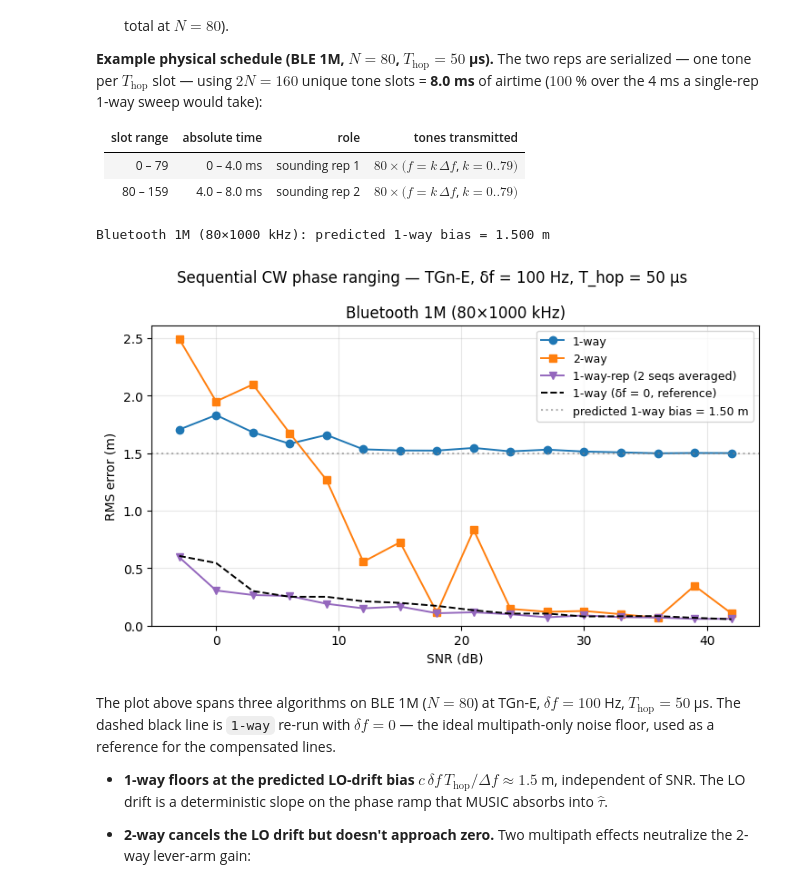
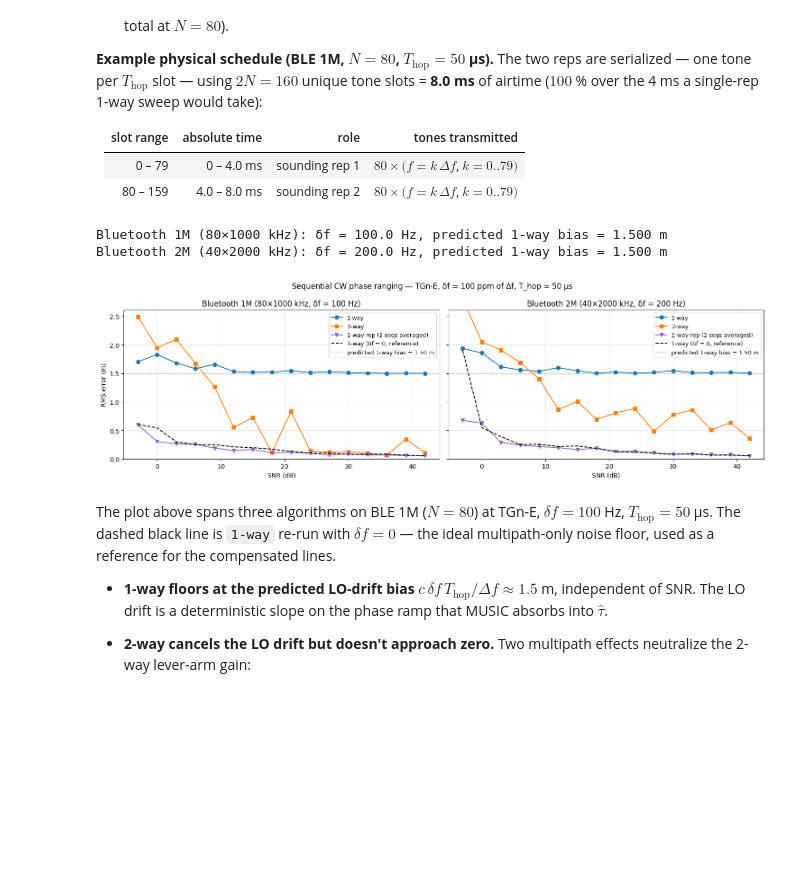
Before and after one commit to jelenesm/trilateration, a Jupyter notebook: distance.ipynb, the cells around one changed output. Saved outputs shown, nothing was run; the diff lists cells and outputs as text; code cells hidden in the pictures; blank space fills up the shorter version.

Commit message:
add BLE 2M back into RADIOS_SEQ for sequential CW phase ranging (now two subplots, BLE 1M and BLE 2M side-by-side at TGn-E, T_hop = 50 µs); reparameterize the LO frequency offset from absolute Hz to ppm of channel spacing (`lo_offset_ppm = 100.0` → δf_Hz = ppm·Δf·1e-6 = 100 Hz on 1M, 200 Hz on 2M), computed per-radio inside the plot loop and passed to `run_sequential` as an explicit parameter rather than the previous module global; update the per-axis title to surface the resolved δf in Hz and the suptitle to show the radio-agnostic ppm value

```diff
--- a/distance.ipynb
+++ b/distance.ipynb
@@ -1156,6 +1156,10 @@ The cell below compares three algorithms at TGn-E / Bluetooth 1M ($N = 80$, $\De
 # Tones transmitted one at a time at t_k = k·T_hop. An LO offset δf between
 # Tx and Rx adds phase -2π·δf·t_k per tone, which is linear in k and biases
 # the slope-derived τ-estimate by δf·T_hop/Δf. In 2-way this term cancels.
+#
+# δf is parameterized in ppm of the channel spacing Δf (so it scales with
+# the radio's symbol rate): δf_Hz = lo_offset_ppm · Δf · 1e-6. At 100 ppm
+# this is 100 Hz on BLE 1M (Δf = 1 MHz) and 200 Hz on BLE 2M (Δf = 2 MHz).
 #
 # Algorithms compared (per radio):
 #   1-way               biased by the LO drift.
@@ -1169,17 +1173,18 @@ The cell below compares three algorithms at TGn-E / Bluetooth 1M ($N = 80$, $\De
 
 RADIOS_SEQ = [
     ('Bluetooth 1M',  80, 1000.0),
+    ('Bluetooth 2M',  40, 2000.0),
 ]
 profile_seq     = 'E'
 d_true_seq      = 5.0
 n_trials_seq    = 100
 snr_db_grid_seq = np.arange(-3, 45, 3)
-lo_offset_hz    = 100.0        # δf  (Tx-Rx LO frequency offset)
+lo_offset_ppm   = 100.0        # δf in ppm of Δf → δf_Hz = ppm · Δf · 1e-6
 T_hop_seq       = 50e-6        # tone hop period (s)
 threshold_seq   = 10.0 ** -1.0
 
 
-def run_sequential(snr_db, alg, rng, n_tones, delta_f_local):
+def run_sequential(snr_db, alg, rng, n_tones, delta_f_local, lo_offset_hz):
     H = channel(d_true_seq, n_tones=n_tones, rng=rng,
                 **TGN_PRESETS[profile_seq])[:n_tones]
     sig_pow = float(np.mean(np.abs(H) ** 2))
@@ -1259,40 +1264,44 @@ for ax_idx, (radio_label, n_tones_r, spacing_khz_r) in enumerate(RADIOS_SEQ):
     # Push spacing into the module global so channel() builds the right FFT grid.
     delta_f = spacing_khz_r * 1e3
     T_sym   = 1.0 / delta_f
+    lo_offset_hz = lo_offset_ppm * 1e-6 * delta_f
 
     bias_pred = c * lo_offset_hz * T_hop_seq / delta_f
     rng_seq = np.random.default_rng(0xBADC0FFEE)
 
     results_seq = {a: np.zeros_like(snr_db_grid_seq, dtype=float) for a in algs_all}
-    print(f'{radio_label} ({n_tones_r}×{spacing_khz_r:.0f} kHz): predicted 1-way bias = {bias_pred:.3f} m')
+    print(f'{radio_label} ({n_tones_r}×{spacing_khz_r:.0f} kHz): '
+          f'δf = {lo_offset_hz:.1f} Hz, predicted 1-way bias = {bias_pred:.3f} m')
     for alg in algs_all:
         for i, snr in enumerate(snr_db_grid_seq):
             errs = np.empty(n_trials_seq)
             for tr in range(n_trials_seq):
-                errs[tr] = run_sequential(snr, alg, rng_seq, n_tones_r, delta_f) - d_true_seq
+                errs[tr] = run_sequential(snr, alg, rng_seq, n_tones_r,
+                                          delta_f, lo_offset_hz) - d_true_seq
             results_seq[alg][i] = np.sqrt(np.mean(errs ** 2))
 
     ax = axes[ax_idx]
     for alg, label, color, fmt in plot_specs:
         ax.plot(snr_db_grid_seq, results_seq[alg], fmt, color=color,
                 label=label, markersize=6, linewidth=1.4)
     ax.axhline(bias_pred, color='gray', linestyle=':', alpha=0.6,
                label=f'predicted 1-way bias = {bias_pred:.2f} m')
     ax.set_xlabel('SNR (dB)')
     if ax_idx == 0:
         ax.set_ylabel('RMS error (m)')
-    ax.set_title(f'{radio_label} ({n_tones_r}×{spacing_khz_r:.0f} kHz)')
+    ax.set_title(f'{radio_label} ({n_tones_r}×{spacing_khz_r:.0f} kHz, δf = {lo_offset_hz:.0f} Hz)')
     ax.legend(fontsize=9, loc='upper right')
     ax.grid(True, alpha=0.3)
     ax.set_ylim(0, None)
 
 fig.suptitle(f'Sequential CW phase ranging — TGn-{profile_seq}, '
-             f'δf = {lo_offset_hz:.0f} Hz, T_hop = {T_hop_seq*1e6:.0f} µs')
+             f'δf = {lo_offset_ppm:.0f} ppm of Δf, T_hop = {T_hop_seq*1e6:.0f} µs')
 plt.tight_layout()
 plt.show()
 # %% [output]
-Bluetooth 1M (80×1000 kHz): predicted 1-way bias = 1.500 m
+Bluetooth 1M (80×1000 kHz): δf = 100.0 Hz, predicted 1-way bias = 1.500 m
+Bluetooth 2M (40×2000 kHz): δf = 200.0 Hz, predicted 1-way bias = 1.500 m
-[figure, old version]
+[figure, new version]
 # %% [markdown]
 The plot above spans three algorithms on BLE 1M ($N = 80$) at TGn-E, $\delta f = 100$ Hz, $T_\text{hop} = 50$ µs. The dashed black line is `1-way` re-run with $\delta f = 0$ — the ideal multipath-only noise floor, used as a reference for the compensated lines.
 
```
